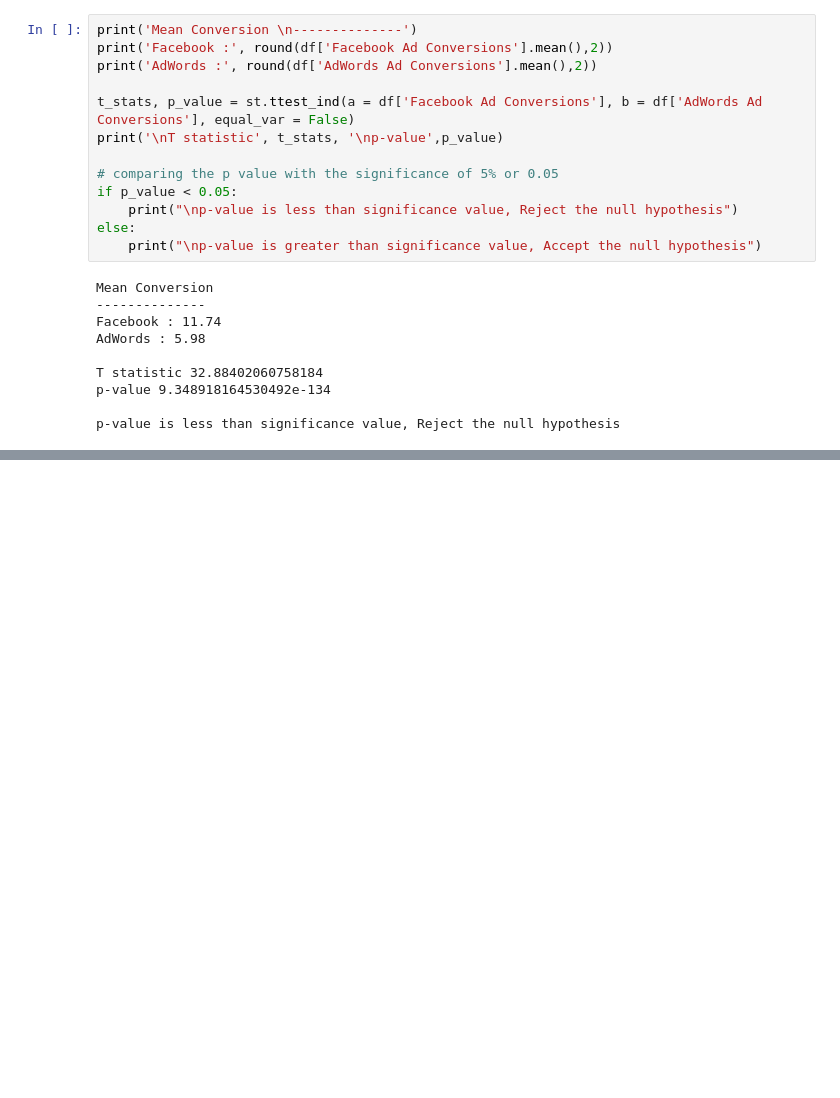
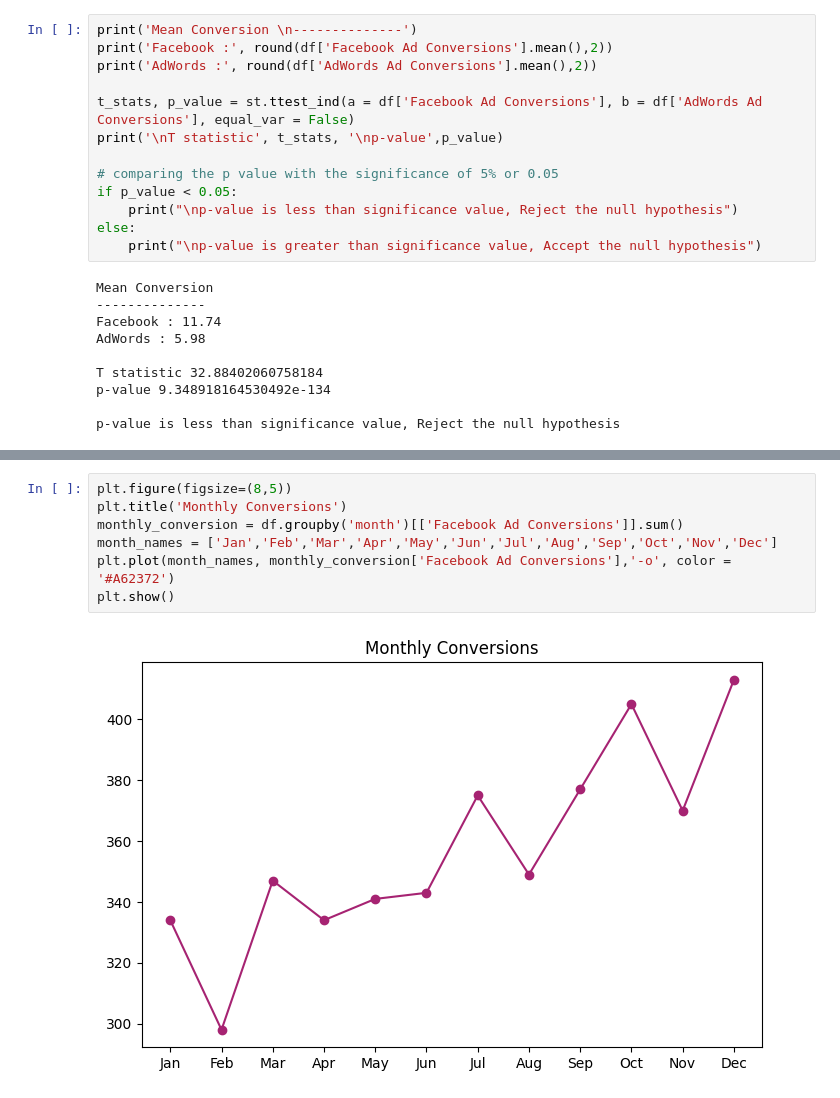
Before and after one commit to Engineer-purvesh18/A-B-Testing, a Jupyter notebook: main.ipynb, the cells around one changed output, grey strips where cells are left out. Cells and saved outputs as stored; diff of their text form; blank space fills up the shorter version.

```diff
--- a/main.ipynb
+++ b/main.ipynb
@@ -277,0 +351,9 @@ p-value is less than significance value, Reject the null hypothesis
+# %%
+plt.figure(figsize=(8,5))
+plt.title('Monthly Conversions')
+monthly_conversion = df.groupby('month')[['Facebook Ad Conversions']].sum()
+month_names = ['Jan','Feb','Mar','Apr','May','Jun','Jul','Aug','Sep','Oct','Nov','Dec']
+plt.plot(month_names, monthly_conversion['Facebook Ad Conversions'],'-o', color = '#A62372')
+plt.show()
+# %% [output]
+[figure, added]
```
Also changed, not shown: parts of 12 cells of this notebook.
